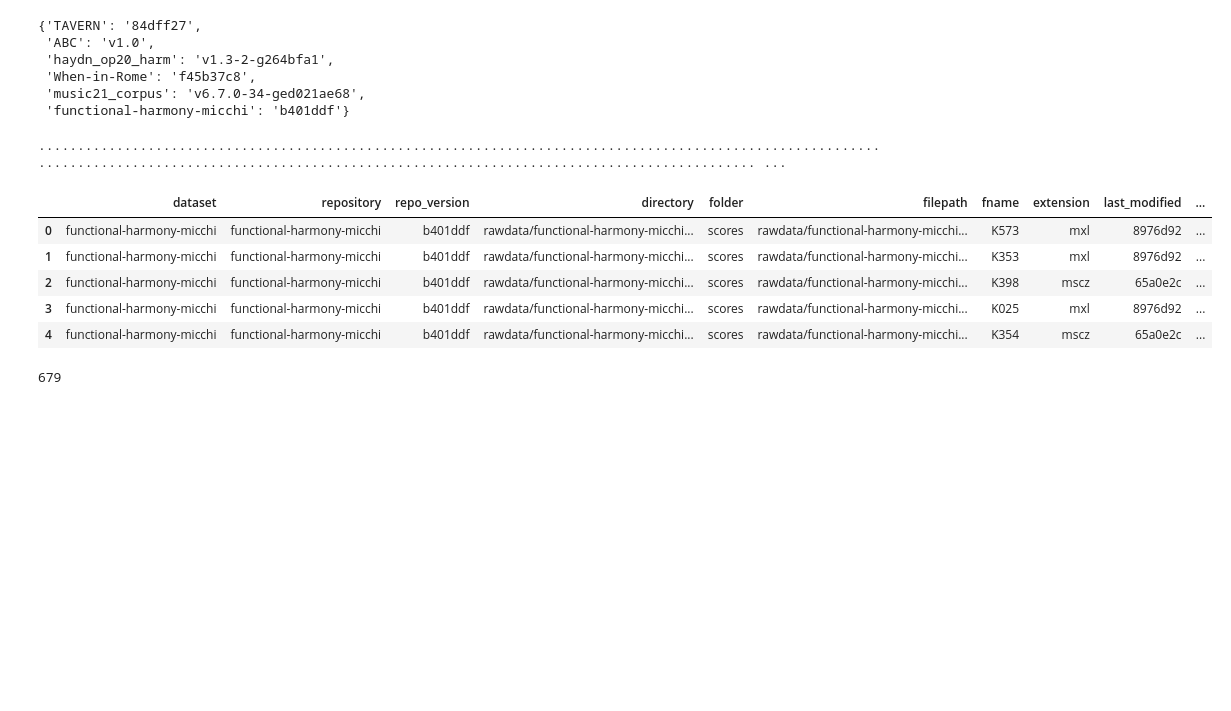
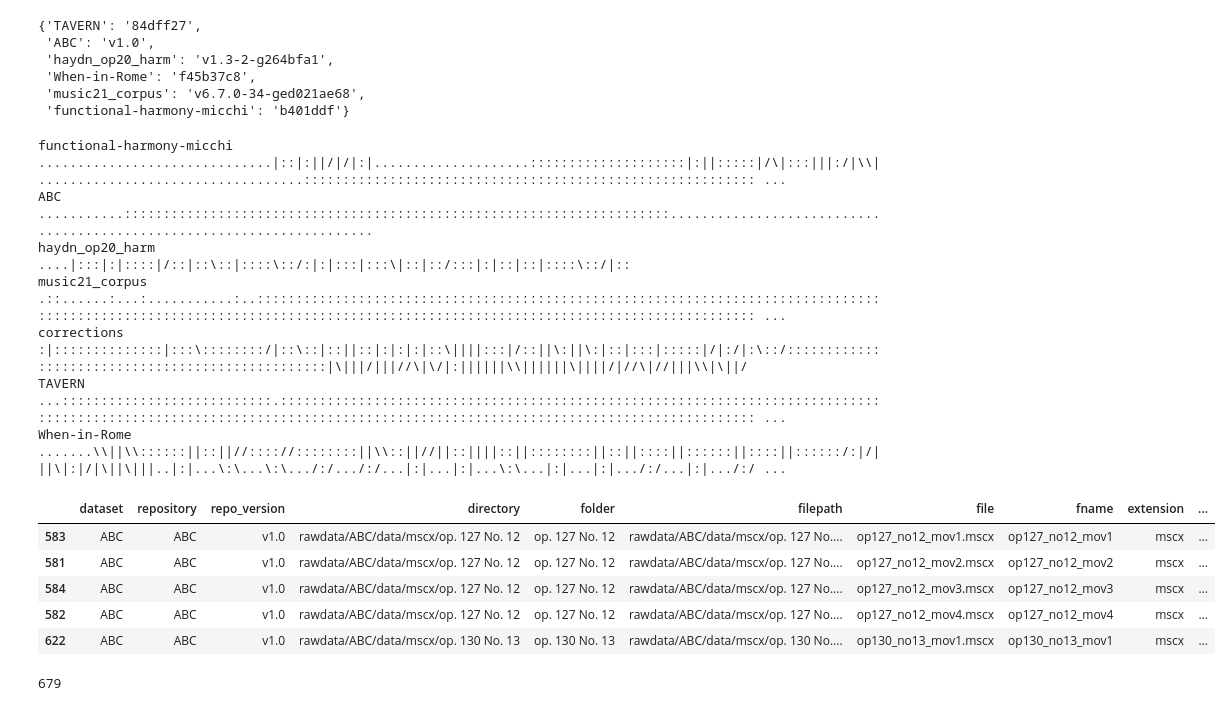
Before and after one commit to johentsch/AugmentedNet, a Jupyter notebook: notebooks/data_overview.ipynb, the cells around one changed output. Drawn from its saved outputs; the diff is of its cells as text; code cells hidden in the pictures; blank space fills up the shorter version.

Commit message:
sorts augnet_rawdata_overview.tsv before storing

```diff
--- a/notebooks/data_overview.ipynb
+++ b/notebooks/data_overview.ipynb
@@ -74,6 +74,7 @@ repo_urls = {
 # %%
 EXCLUDED_EXTENSIONS = (".md", ".csv", ".tsv", ".py", ".sh", ".pdf", ".jl", ".h5")
 EXCLUDED_NAME_COMPONENTS = ("feedback", "template", "requirements")
+PRINT_SYMBOLS = dict(validation="/", training="|", test="\\")
 
 def get_commit_where_file_last_changed(repo: git.Repo, paths=str):
     try:
@@ -85,7 +86,7 @@ data = []
 rawdata_path = os.path.join(REPO_PATH, "rawdata")
 
 for data_dir in os.listdir(rawdata_path):
-    print(data_dir)
+    print(f"\n{data_dir}")
     data_dir_path = os.path.join(rawdata_path, data_dir)
     if data_dir in submodule_versions:
         current_repo_name = data_dir
@@ -104,47 +105,66 @@ for data_dir in os.listdir(rawdata_path):
         for file in files:
             fname, fext = os.path.splitext(file)
             if not fext or fext in EXCLUDED_EXTENSIONS:
+                print(".", end="")
                 continue
             fname_lower = fname.lower()
             if any(comp in fname_lower for comp in EXCLUDED_NAME_COMPONENTS):
+                print(".", end="")
                 continue
             filepath = os.path.join(rel_path, file)
             folder_name = os.path.basename(rel_path)
             git_filepath = os.path.relpath(os.path.join(path, file), git_path_base)
             file_last_changed_commit = get_commit_where_file_last_changed(current_repo, paths=git_filepath)
             file_last_changed_commit_sha = file_last_changed_commit.hexsha
             file_last_changed_commit_version = current_repo.git.describe(file_last_changed_commit_sha, tags=True, always=True)
             file_change_commit_url = f"{current_repo_url}/blob/{file_last_changed_commit_version}/{git_filepath}"
             info_dict = dict(
                 dataset = data_dir,
                 repository = current_repo_name,
                 repo_version = current_repo_version,
                 directory = rel_path,
                 folder = folder_name,
                 filepath=filepath,
+                file=file,
                 fname = fname,
                 extension=fext[1:],
                 last_modified=file_last_changed_commit_version,
                 file_change_commit_url=file_change_commit_url
             )
+            print_symbol = ":"
             if filepath in v100_ids:
                 nickname, split = v100_ids[filepath]
                 info_dict["v1.0.0_id"] = nickname
                 info_dict["v1.0.0_split"] = split
+                which_set = split if isinstance(split, str) else split[0]
+                print_symbol = PRINT_SYMBOLS.get(which_set)
             data.append(info_dict)
-            print(".", end="")
+            print(print_symbol, end="")
 
-df = pd.DataFrame.from_records(data)
+df = pd.DataFrame.from_records(data).sort_values("filepath")
 df.to_csv("../augnet_rawdata_overview.tsv", sep="\t", index=False)
 df.head()
 # %% [output]
-........................................................................................................................................................................................................ ...
+functional-harmony-micchi
+..............................|::|:||/|/|:|....................::::::::::::::::::::|:||:::::|/\|:::|||:/|\\|..................................:::::::::::::::::::::::::::::::::::::::::::::::::::::::::: ...
+ABC
+...........::::::::::::::::::::::::::::::::::::::::::::::::::::::::::::::::::::::......................................................................
+haydn_op20_harm
+....|:::|:|::::|/::|::\::|::::\::/:|:|:::|:::\|::|::/:::|:|::|::|::::\::/|::
+music21_corpus
+.::......:...:...........:..:::::::::::::::::::::::::::::::::::::::::::::::::::::::::::::::::::::::::::::::::::::::::::::::::::::::::::::::::::::::::::::::::::::::::::::::::::::::::::::::::::::::::::: ...
+corrections
+:|::::::::::::::|:::\::::::::/|::\::|::||::|:|:|:|::\||||:::|/::||\:||\:|::|:::|:::::|/|:/|:\::/:::::::::::::::::::::::::::::::::::::::::::::::::|\|||/|||//\|\/|:||||||\\||||||\||||/|//\|//|||\\|\||/
+TAVERN
+...:::::::::::::::::::::::::::.::::::::::::::::::::::::::::::::::::::::::::::::::::::::::::::::::::::::::::::::::::::::::::::::::::::::::::::::::::::::::::::::::::::::::::::::::::::::::::::::::::::::: ...
+When-in-Rome
+.......\\||\\::::::||::||//:::://::::::::||\\::||//||::||||::||::::::::||::||::::||::::::||::::||::::::/:|/|||\|:|/|\||\|||..|:|...\:\...\:\.../:/.../:/...|:|...|:|...\:\...|:|...|:|.../:/...|:|.../:/ ...
-|  | dataset | repository | repo_version | directory | folder | filepath | fname | extension | last_modified | ... |
-| 0 | functional-harmony-micchi | functional-harmony-micchi | b401ddf | rawdata/functional-harmony-micchi... | scores | rawdata/functional-harmony-micchi... | K573 | mxl | 8976d92 | ... |
-| 1 | functional-harmony-micchi | functional-harmony-micchi | b401ddf | rawdata/functional-harmony-micchi... | scores | rawdata/functional-harmony-micchi... | K353 | mxl | 8976d92 | ... |
-| 2 | functional-harmony-micchi | functional-harmony-micchi | b401ddf | rawdata/functional-harmony-micchi... | scores | rawdata/functional-harmony-micchi... | K398 | mscz | 65a0e2c | ... |
-| 3 | functional-harmony-micchi | functional-harmony-micchi | b401ddf | rawdata/functional-harmony-micchi... | scores | rawdata/functional-harmony-micchi... | K025 | mxl | 8976d92 | ... |
-| 4 | functional-harmony-micchi | functional-harmony-micchi | b401ddf | rawdata/functional-harmony-micchi... | scores | rawdata/functional-harmony-micchi... | K354 | mscz | 65a0e2c | ... |
+|  | dataset | repository | repo_version | directory | folder | filepath | file | fname | extension | ... |
+| 583 | ABC | ABC | v1.0 | rawdata/ABC/data/mscx/op. 127 No. 12 | op. 127 No. 12 | rawdata/ABC/data/mscx/op. 127 No.... | op127_no12_mov1.mscx | op127_no12_mov1 | mscx | ... |
+| 581 | ABC | ABC | v1.0 | rawdata/ABC/data/mscx/op. 127 No. 12 | op. 127 No. 12 | rawdata/ABC/data/mscx/op. 127 No.... | op127_no12_mov2.mscx | op127_no12_mov2 | mscx | ... |
+| 584 | ABC | ABC | v1.0 | rawdata/ABC/data/mscx/op. 127 No. 12 | op. 127 No. 12 | rawdata/ABC/data/mscx/op. 127 No.... | op127_no12_mov3.mscx | op127_no12_mov3 | mscx | ... |
+| 582 | ABC | ABC | v1.0 | rawdata/ABC/data/mscx/op. 127 No. 12 | op. 127 No. 12 | rawdata/ABC/data/mscx/op. 127 No.... | op127_no12_mov4.mscx | op127_no12_mov4 | mscx | ... |
+| 622 | ABC | ABC | v1.0 | rawdata/ABC/data/mscx/op. 130 No. 13 | op. 130 No. 13 | rawdata/ABC/data/mscx/op. 130 No.... | op130_no13_mov1.mscx | op130_no13_mov1 | mscx | ... |
 # %%
 len(v100_ids)
 # %% [output]
```
Also changed, not shown: 2 other files.
